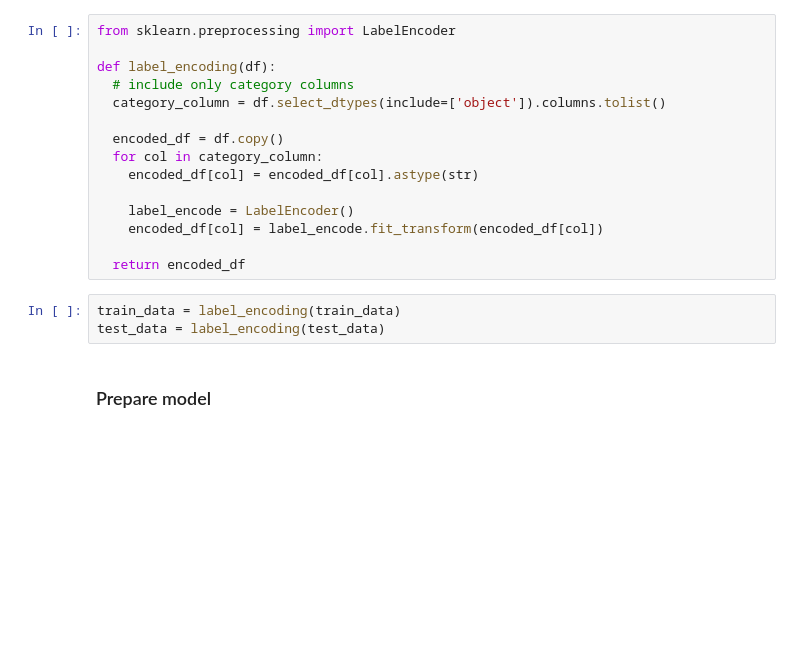
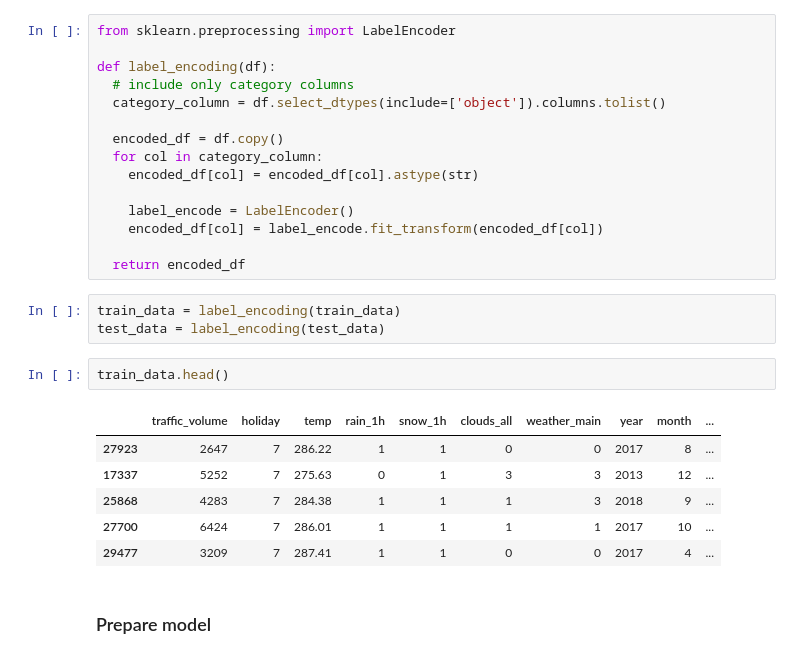
Before and after one commit to Learnheart/gis_group_d, a Jupyter notebook: model_building/train_model.ipynb, the cells around one changed output. Drawn from its saved outputs; the diff is of its cells as text; blank space fills up the shorter version.

```diff
--- a/model_building/train_model.ipynb
+++ b/model_building/train_model.ipynb
@@ -101,5 +108,14 @@ def label_encoding(df):
 # %%
 train_data = label_encoding(train_data)
 test_data = label_encoding(test_data)
+# %%
+train_data.head()
+# %% [output]
+|  | traffic_volume | holiday | temp | rain_1h | snow_1h | clouds_all | weather_main | year | month | ... |
+| 27923 | 2647 | 7 | 286.22 | 1 | 1 | 0 | 0 | 2017 | 8 | ... |
+| 17337 | 5252 | 7 | 275.63 | 0 | 1 | 3 | 3 | 2013 | 12 | ... |
+| 25868 | 4283 | 7 | 284.38 | 1 | 1 | 1 | 3 | 2018 | 9 | ... |
+| 27700 | 6424 | 7 | 286.01 | 1 | 1 | 1 | 1 | 2017 | 10 | ... |
+| 29477 | 3209 | 7 | 287.41 | 1 | 1 | 0 | 0 | 2017 | 4 | ... |
 # %% [markdown]
 ### Prepare model
```
Also changed, not shown: parts of 12 cells of this notebook.
